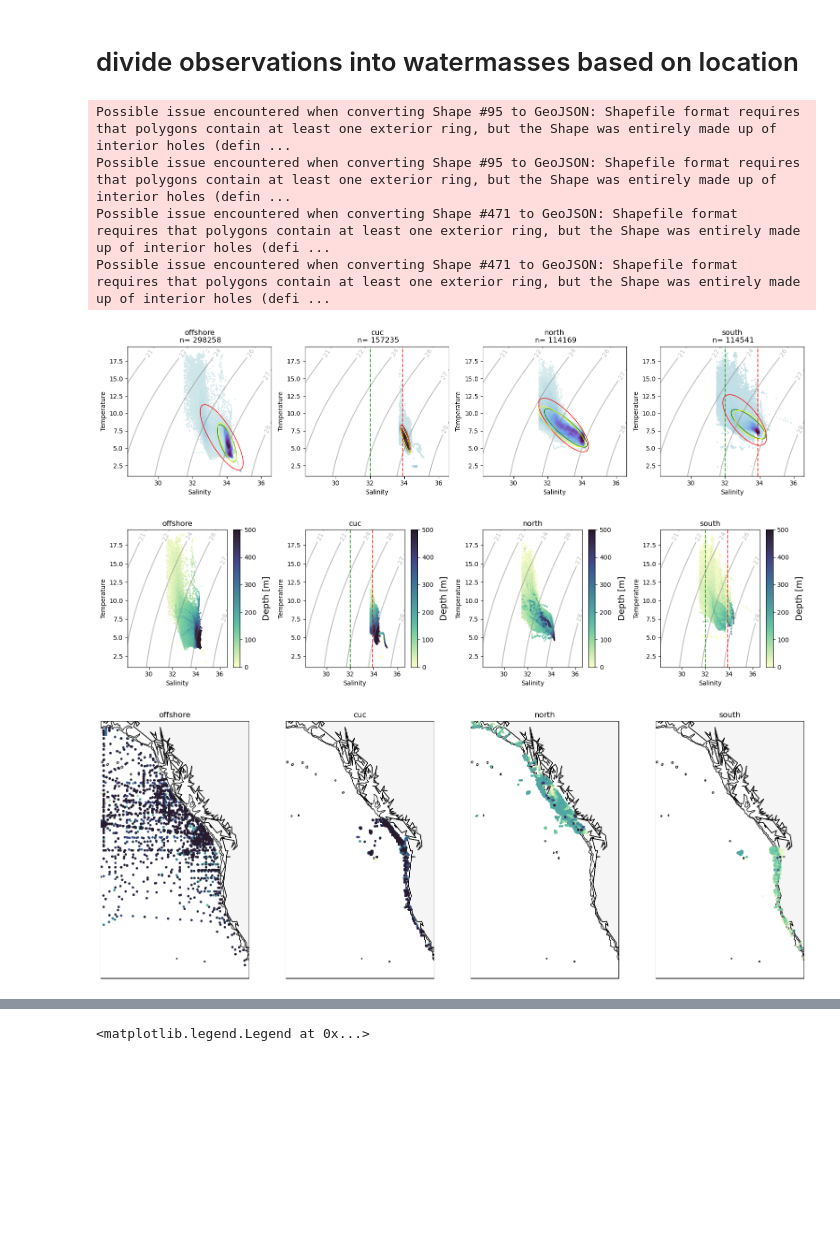
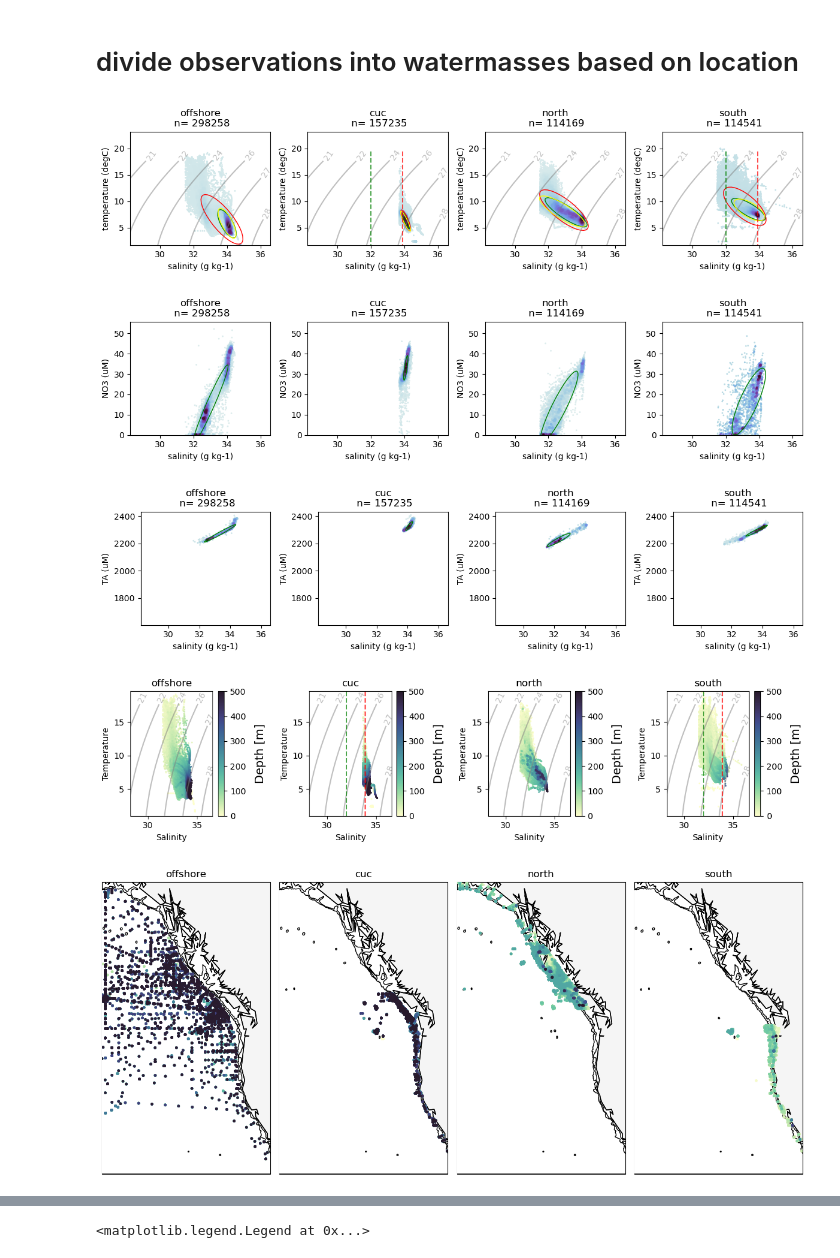
Before and after one commit to UBC-MOAD/analysis-becca, a Jupyter notebook: LiveOcean/tracers/wm_properties.ipynb, the cells around one changed output, grey strips where cells are left out. Drawn from its saved outputs; the diff is of its cells as text; code cells hidden in the pictures; blank space fills up the shorter version.

```diff
--- a/LiveOcean/tracers/wm_properties.ipynb
+++ b/LiveOcean/tracers/wm_properties.ipynb
@@ -56,12 +61,12 @@ def fmt(x):
     s = f"{x:.0f}"
     return rf"{s}"
 
-def TS(df,region,ax):
+def TS(df,region,ax, x, y):
     smin, smax = 28.2,36.6
-    tmin, tmax = 1,19.6
+    tmin, tmax = np.min(df[y]), np.max(df[y])
 
-    salt = df['salinity (g kg-1)'][df.region == region].reset_index(drop=True)
-    temp = df['temperature (degC)'][df.region == region].reset_index(drop=True)
+    salt = df[x][df.region == region].reset_index(drop=True)
+    temp = df[y][df.region == region].reset_index(drop=True)
 
     bin = [np.linspace(smin,smax,100),np.linspace(tmin,tmax,100)]
     data, x_e, y_e = np.histogram2d(salt,temp, bins = bin, density = True )
@@ -75,15 +80,16 @@ def TS(df,region,ax):
 
     title = region + "\n n= " + str(len(salt))
     ax.set_title(title)
-    ax.set_ylabel('Temperature')
-    ax.set_xlabel('Salinity')
+    ax.set_ylabel(y)
+    ax.set_xlabel(x)
 
     ax.set_ylim([tmin,tmax])
     ax.set_xlim([smin,smax])
 
-    # density
-    CS=ax.contour(SA,t,rho,colors = 'gray', alpha=0.5)
-    ax.clabel(CS, CS.levels, inline=True, fmt=fmt, fontsize=10)
+    if y == 'temperature (degC)' and x == 'salinity (g kg-1)':
+        # density
+        CS=ax.contour(SA,t,rho,colors = 'gray', alpha=0.5)
+        ax.clabel(CS, CS.levels, inline=True, fmt=fmt, fontsize=10)
 
 def TS_depth(df,region,ax):
     smin, smax = 28.2,36.6
@@ -311,44 +317,62 @@ regions = ['offshore', 'cuc', 'north', 'south']
 #elipse information
 x_mean, y_mean, width, height, angle = np.zeros(len(regions)), np.zeros(len(regions)), np.zeros(len(regions)), np.zeros(len(regions)), np.zeros(len(regions))
 
-fig, ax = plt.subplots(1,len(regions),figsize=[len(regions)*4,4])
+fig, ax = plt.subplots(1,len(regions),figsize=[len(regions)*3,3])
 for i in range(len(ax)):
-    TS(sob,regions[i],ax[i])
+    TS(sob,regions[i],ax[i],'salinity (g kg-1)','temperature (degC)')
     confidence_ellipse(np.array(sob['salinity (g kg-1)'][sob.region == regions[i]]), np.array(sob['temperature (degC)'][sob.region == regions[i]]), ax[i], n_std=2, edgecolor='red')
     x_mean[i], y_mean[i], width[i], height[i], angle[i] = percentile_ellipse(np.array(sob['salinity (g kg-1)'][sob.region == regions[i]]), np.array(sob['temperature (degC)'][sob.region == regions[i]]), ax[i], percentile=75, edgecolor='green')
     percentile_mode_ellipse(np.array(sob['salinity (g kg-1)'][sob.region == regions[i]]), np.array(sob['temperature (degC)'][sob.region == regions[i]]), ax[i], percentile=75, edgecolor='yellow')
 
 
 # show boundaries from CIOPS analysis
 ax[1].plot([33.9,33.9],[tmin,tmax],'r--', alpha=0.7, label='Deep division')
 ax[1].plot([32,32],[tmin,tmax],'g--',alpha=0.7,label='Columbia division')
 ax[3].plot([33.9,33.9],[tmin,tmax],'r--', alpha=0.7, label='Deep division')
 ax[3].plot([32,32],[tmin,tmax],'g--',alpha=0.7,label='Columbia division')
 plt.tight_layout()
 
-fig, ax = plt.subplots(1,len(regions),figsize=[len(regions)*4,4])
+# Nitrate - Salinity
+#elipse information
+NSx_mean, NSy_mean, NSwidth, NSheight, NSangle = np.zeros(len(regions)), np.zeros(len(regions)), np.zeros(len(regions)), np.zeros(len(regions)), np.zeros(len(regions))
+
+fig, ax = plt.subplots(1,len(regions),figsize=[len(regions)*3,3])
+for i in range(len(ax)):
+    TS(sob,regions[i],ax[i],'salinity (g kg-1)','NO3 (uM)')
+    NSx_mean[i], NSy_mean[i], NSwidth[i], NSheight[i], NSangle[i] = percentile_ellipse(np.array(sob['salinity (g kg-1)'][sob.region == regions[i]]), np.array(sob['NO3 (uM)'][sob.region == regions[i]]), ax[i], percentile=50, edgecolor='green')
+plt.tight_layout()
+
+# TA - Salinity
+#elipse information
+TASx_mean, TASy_mean, TASwidth, TASheight, TASangle = np.zeros(len(regions)), np.zeros(len(regions)), np.zeros(len(regions)), np.zeros(len(regions)), np.zeros(len(regions))
+
+fig, ax = plt.subplots(1,len(regions),figsize=[len(regions)*3,3])
+for i in range(len(ax)):
+    TS(sob,regions[i],ax[i],'salinity (g kg-1)','TA (uM)')
+    TASx_mean[i], TASy_mean[i], TASwidth[i], TASheight[i], TASangle[i] = percentile_ellipse(np.array(sob['salinity (g kg-1)'][sob.region == regions[i]]), np.array(sob['TA (uM)'][sob.region == regions[i]]), ax[i], percentile=50, edgecolor='green')
+plt.tight_layout()
+
+fig, ax = plt.subplots(1,len(regions),figsize=[len(regions)*3,3])
 for i in range(len(ax)):
     TS_depth(sob,regions[i],ax[i])
 # show boundaries from CIOPS analysis
 ax[1].plot([33.9,33.9],[tmin,tmax],'r--', alpha=0.7, label='Deep division')
 ax[1].plot([32,32],[tmin,tmax],'g--',alpha=0.7,label='Columbia division')
 ax[3].plot([33.9,33.9],[tmin,tmax],'r--', alpha=0.7, label='Deep division')
 ax[3].plot([32,32],[tmin,tmax],'g--',alpha=0.7,label='Columbia division')
 plt.tight_layout()
 
 xlim, ylim = [-145.5, -120.2], [30, 60]
-fig, ax = plt.subplots(1,4, figsize=(len(regions)*4,6), subplot_kw={'projection': crs.Mercator(np.mean(xlim), *ylim)})
+fig, ax = plt.subplots(1,4, figsize=(len(regions)*3,6), subplot_kw={'projection': crs.Mercator(np.mean(xlim), *ylim)})
 for i in range(len(ax)):
     xy_depth(sob,regions[i],ax[i])
 plt.tight_layout()
 # %% [output]
-Possible issue encountered when converting Shape #95 to GeoJSON: Shapefile format requires that polygons contain at least one exterior ring, but the Shape was entirely made up of interior holes (defin ...
-Possible issue encountered when converting Shape #95 to GeoJSON: Shapefile format requires that polygons contain at least one exterior ring, but the Shape was entirely made up of interior holes (defin ...
-Possible issue encountered when converting Shape #471 to GeoJSON: Shapefile format requires that polygons contain at least one exterior ring, but the Shape was entirely made up of interior holes (defi ...
-Possible issue encountered when converting Shape #471 to GeoJSON: Shapefile format requires that polygons contain at least one exterior ring, but the Shape was entirely made up of interior holes (defi ...
-[figure, old version]
+[figure, new version]
-[figure, old version]
+[figure, new version]
-[figure, old version]
+[figure, new version]
+[figure, added]
+[figure, added]
 # %%
 # lets plot all the ellipses together
 colour = ['darkviolet','midnightblue','mediumspringgreen','red']
```
Also changed, not shown: parts of 10 cells of this notebook.
